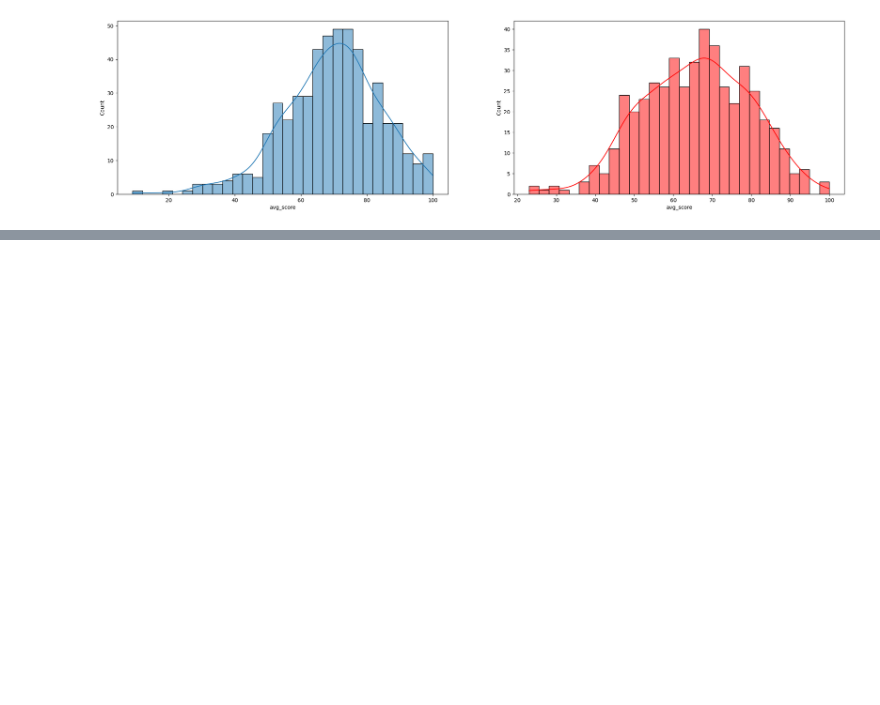
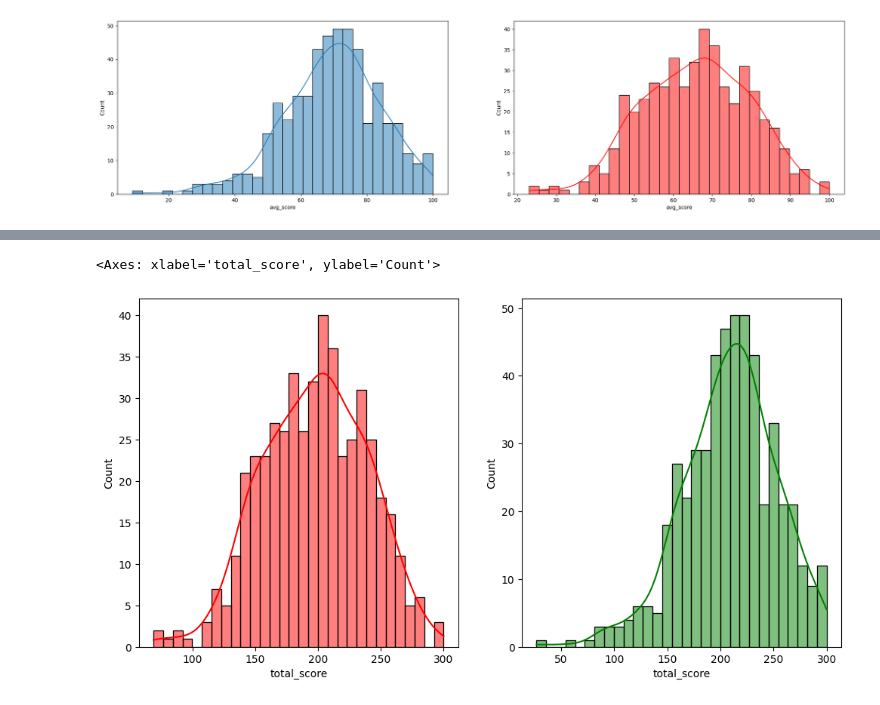
Before and after one commit to themaheshsalpure/mlproject, a Jupyter notebook: notebook/data/EDA_Student_performance.ipynb, the cells around one changed output, grey strips where cells are left out. Drawn from its saved outputs; the diff is of its cells as text; code cells hidden in the pictures; blank space fills up the shorter version.

```diff
--- a/notebook/data/EDA_Student_performance.ipynb
+++ b/notebook/data/EDA_Student_performance.ipynb
@@ -277,0 +288,7 @@ sns.histplot()
+# %%
+fig, axs = plt.subplots(1, 2, figsize = (12, 6))
+sns.histplot(data = df[df['gender'] == 'male'], x = 'total_score', kde = True, bins = 30, color = 'r', ax = axs[0])
+sns.histplot(data = df[df['gender'] == 'female'], x = 'total_score', kde = True, bins = 30, color = 'g', ax = axs[1])
+# %% [output]
+<Axes: xlabel='total_score', ylabel='Count'>
+[figure, added]
```
Also changed, not shown: parts of 11 cells of this notebook.
